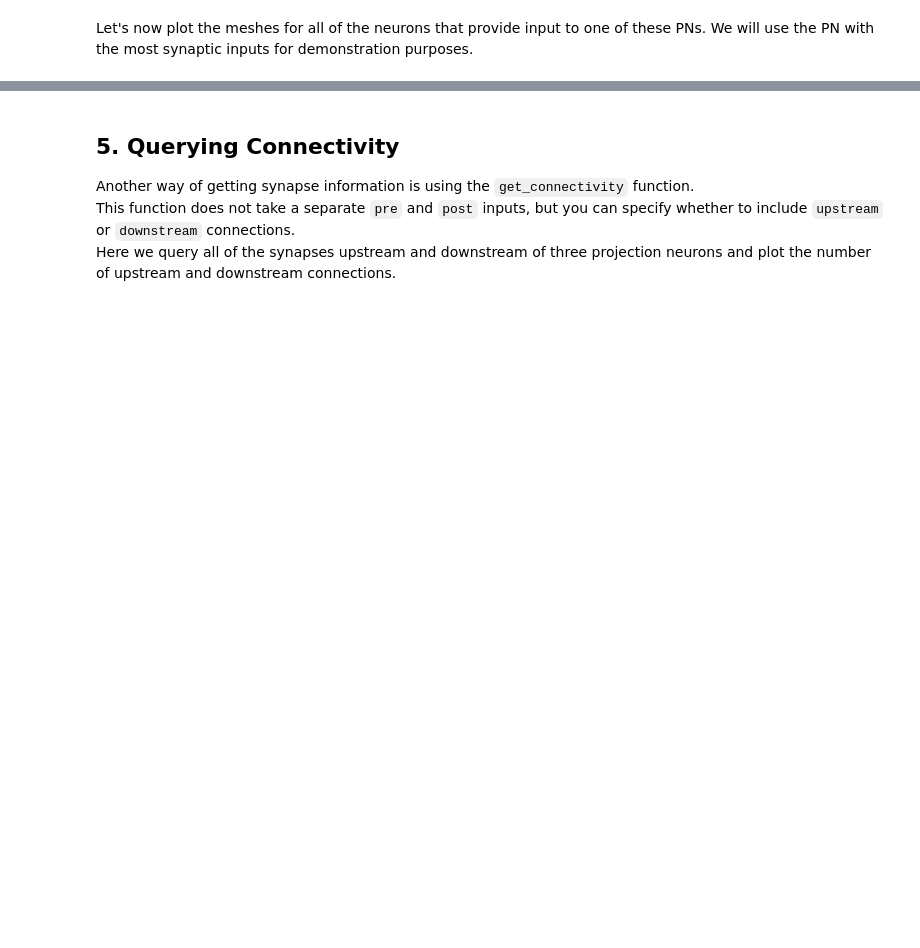
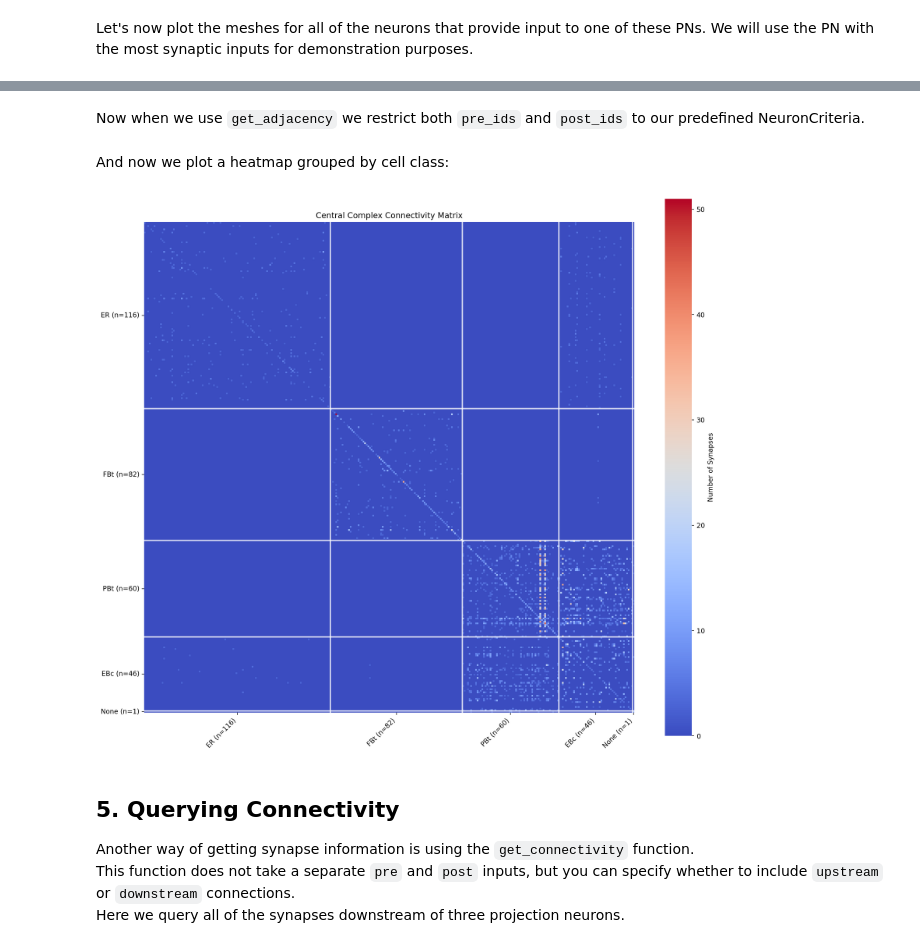
Before and after one commit to Social-Evolution-and-Behavior/crantpy, a Jupyter notebook: docs/deep_dive/connectivity.ipynb, the cells around one changed output, grey strips where cells are left out. Cells and saved outputs as stored; diff of their text form; code cells hidden in the pictures; blank space fills up the shorter version.

Commit message:
Added clean functionality to connectivity and improved docs

```diff
--- a/docs/deep_dive/connectivity.ipynb
+++ b/docs/deep_dive/connectivity.ipynb
@@ -166,0 +152,6 @@ plotter.show()
+# %%
+# Get neurons belonging to the central complex
+cx_neurons = cp.NeuronCriteria(cell_class=['EBc', 'ER', 'ER_input' 'FBc', 'FBt', 'PBt'], region='CX')
+print(f"Filtered to {len(cx_neurons.get_roots())} neurons in selected classes.")
+cx_annotations = cp.get_annotations(cx_neurons)
+cx_annotations['cell_class'].value_counts().reset_index()
@@ -167,6 +165,76 @@ plotter.show()
+# %% [markdown]
+Now when we use `get_adjacency` we restrict both `pre_ids` and `post_ids` to our predefined NeuronCriteria.
+# %%
+adjacency = cp.get_adjacency(pre_ids=cx_neurons, post_ids=cx_neurons, threshold=3, symmetric=True)
+# %% [markdown]
+And now we plot a heatmap grouped by cell class:
+# %%
+# Create neuron to class mapping using the existing cx_annotations
+# Convert root_id to int to match adjacency matrix data type
+cx_annotations_int = cx_annotations.copy()
+cx_annotations_int['root_id'] = cx_annotations_int['root_id'].astype(int)
+neuron_to_class = cx_annotations_int.set_index('root_id')['cell_class'].to_dict()
+
+# Create sorted lists of neuron IDs grouped by class
+class_groups = {}
+for neuron_id in adjacency.index:
+    cell_class = neuron_to_class.get(neuron_id, 'Unknown')
+    if cell_class not in class_groups:
+        class_groups[cell_class] = []
+    class_groups[cell_class].append(neuron_id)
+
+# Sort classes by number of neurons (largest first)
+sorted_classes = sorted(class_groups.keys(), key=lambda x: len(class_groups[x]), reverse=True)
+sorted_neuron_ids = []
+for cls in sorted_classes:
+    sorted_neuron_ids.extend(sorted(class_groups[cls]))
+
+# Reorder the adjacency matrix
+adjacency_sorted = adjacency.loc[sorted_neuron_ids, sorted_neuron_ids]
+
+# Create the heatmap using seaborn
+plt.figure(figsize=(14, 12), dpi=200)
+ax = sns.heatmap(adjacency_sorted.values,
+                 cmap='coolwarm',
+                 cbar_kws={'label': 'Number of Synapses'},
+                 square=True)
+
+# Add class boundaries
+class_boundaries = []
+current_pos = 0
+for cls in sorted_classes:
+    current_pos += len(class_groups[cls])
+    class_boundaries.append(current_pos)
+
+# Draw lines to separate classes
+for boundary in class_boundaries[:-1]:  # Don't draw the last boundary
+    ax.axhline(boundary, color='white', linewidth=2, alpha=0.8)
+    ax.axvline(boundary, color='white', linewidth=2, alpha=0.8)
+
+# Create class tick labels
+class_positions = []
+current_pos = 0
+for cls in sorted_classes:
+    class_size = len(class_groups[cls])
+    class_positions.append(current_pos + class_size/2)
+    current_pos += class_size
+
+# Set tick labels to show classes instead of individual neuron IDs
+ax.set_xticks(class_positions)
+ax.set_xticklabels([f"{cls} (n={len(class_groups[cls])})" for cls in sorted_classes],
+                   rotation=45, ha='right', fontsize=10)
+ax.set_yticks(class_positions)
+ax.set_yticklabels([f"{cls} (n={len(class_groups[cls])})" for cls in sorted_classes],
+                   rotation=0, fontsize=10)
+
+plt.title('Central Complex Connectivity Matrix')
+plt.tight_layout()
+plt.show()
+# %% [output]
+[figure, added]
 # %% [markdown]
 ## 5. Querying Connectivity
 
 Another way of getting synapse information is using the `get_connectivity` function. \
 This function does not take a separate `pre` and `post` inputs, but you can specify whether to include `upstream` or `downstream` connections. \
-Here we query all of the synapses upstream and downstream of three projection neurons and plot the number of upstream and downstream connections.
+Here we query all of the synapses downstream of three projection neurons.
```
Also changed, not shown: parts of 20 cells of this notebook, 2 other files.
